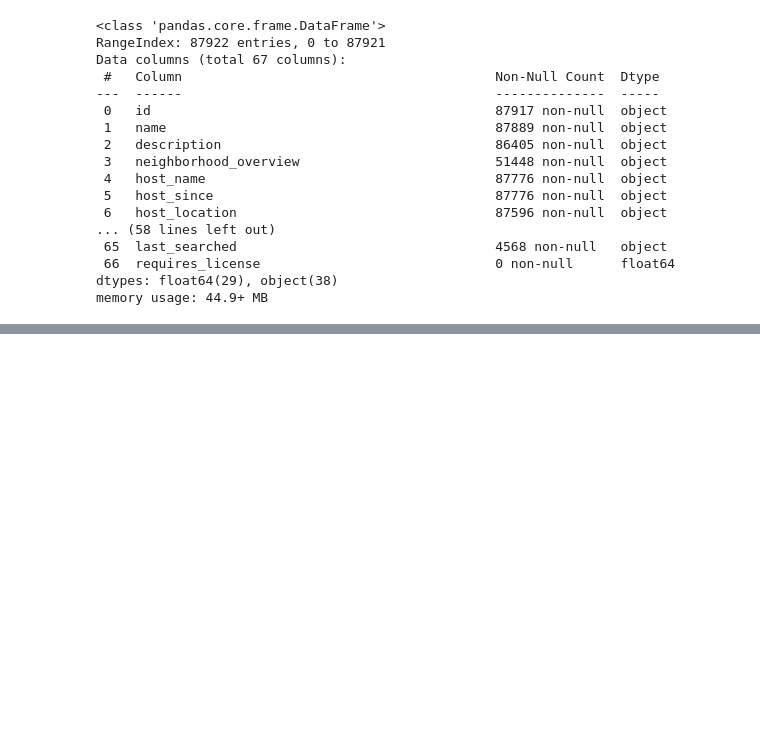
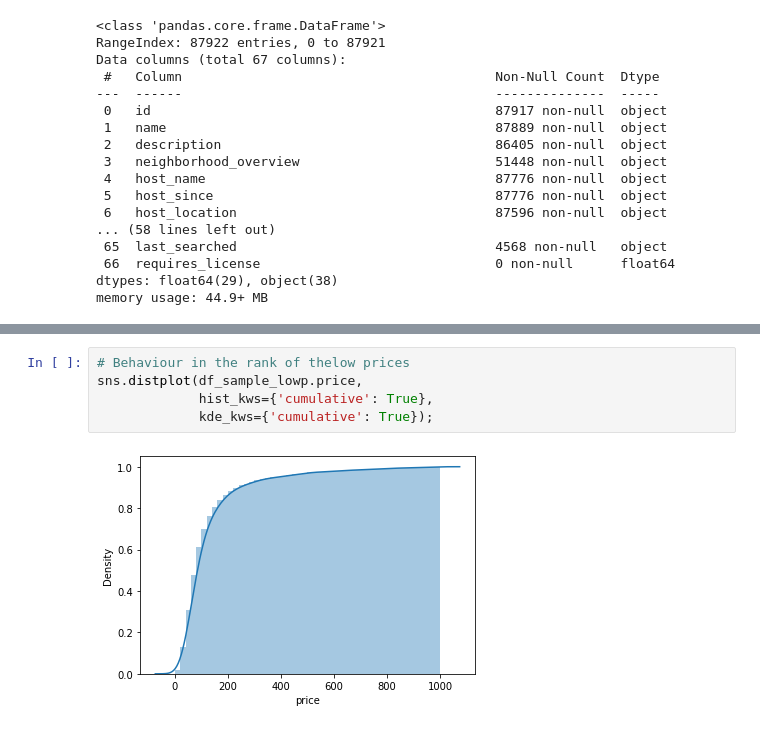
Before and after one commit to Pomilusky/KaggleCompeti, a Jupyter notebook: Code/Breef_Study.ipynb, the cells around one changed output, grey strips where cells are left out. Drawn from its saved outputs; the diff is of its cells as text; blank space fills up the shorter version.

```diff
--- a/Code/Breef_Study.ipynb
+++ b/Code/Breef_Study.ipynb
@@ -132,0 +155,7 @@ memory usage: 44.9+ MB
+# %%
+# Behaviour in the rank of thelow prices
+sns.distplot(df_sample_lowp.price,
+             hist_kws={'cumulative': True},
+             kde_kws={'cumulative': True});
+# %% [output]
+[figure, added]
```
Also changed, not shown: parts of 14 cells of this notebook, 1 other file.
